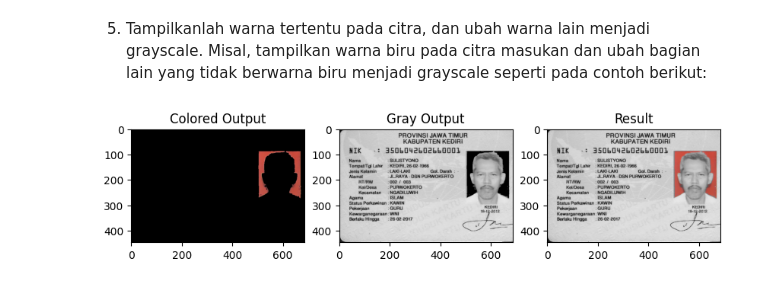
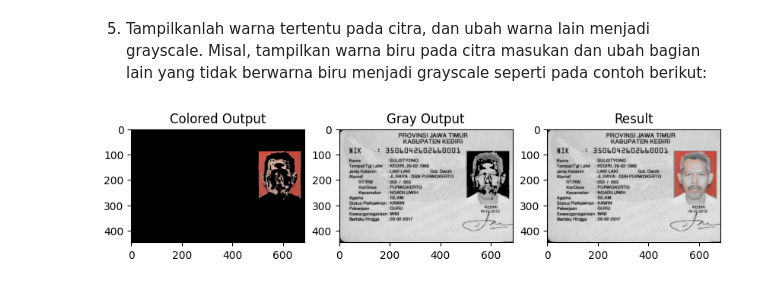
Before and after one commit to bryantosin1/Week3_PCVK, a Jupyter notebook: Week3_PCVK.ipynb, the cells around one changed output. Drawn from its saved outputs; the diff is of its cells as text; code cells hidden in the pictures.

```diff
--- a/Week3_PCVK.ipynb
+++ b/Week3_PCVK.ipynb
@@ -193,37 +193,37 @@ gray = cv.merge([gray, gray, gray])
 # Ubah gambar ke ruang warna HSV
 hsv = cv.cvtColor(img, cv.COLOR_BGR2HSV)
 
-# Tentukan batas untuk warna hijau dalam ruang warna HSV
-lower = np.array([0, 100, 100])
+# Tentukan batas untuk warna merah dalam ruang warna HSV
+lower = np.array([0, 40, 80])
 upper = np.array([10, 255, 255])
 
-# Buat mask untuk warna hijau
+# Buat mask untuk warna merah
 mask = cv.inRange(hsv, lower, upper)
 
-# Ambil bagian hijau dari gambar
+# Ambil bagian merah dari gambar
 colored_output = cv.bitwise_and(img, img, mask=mask)
 
-# Ubah bagian non-hijau menjadi grayscale
+# Ubah bagian non-merah menjadi grayscale
 gray_output = cv.bitwise_and(gray, gray, mask=255-mask)
 
-# Gabungkan bagian hijau dan non-hijau
+# Gabungkan bagian Merah
 result = cv.add(colored_output, gray_output)
 
 # Tampilkan gambar menggunakan matplotlib
 plt.figure(figsize=(10, 10))
 
 plt.subplot(1, 3, 1)
 plt.imshow(cv.cvtColor(colored_output, cv.COLOR_BGR2RGB))
 plt.title('Colored Output')
 
 plt.subplot(1, 3, 2)
 plt.imshow(cv.cvtColor(gray_output, cv.COLOR_BGR2RGB))
 plt.title('Gray Output')
 
 plt.subplot(1, 3, 3)
 plt.imshow(cv.cvtColor(result, cv.COLOR_BGR2RGB))
 plt.title('Result')
 
 plt.show()
 # %% [output]
-[figure, old version]
+[figure, new version]
```
